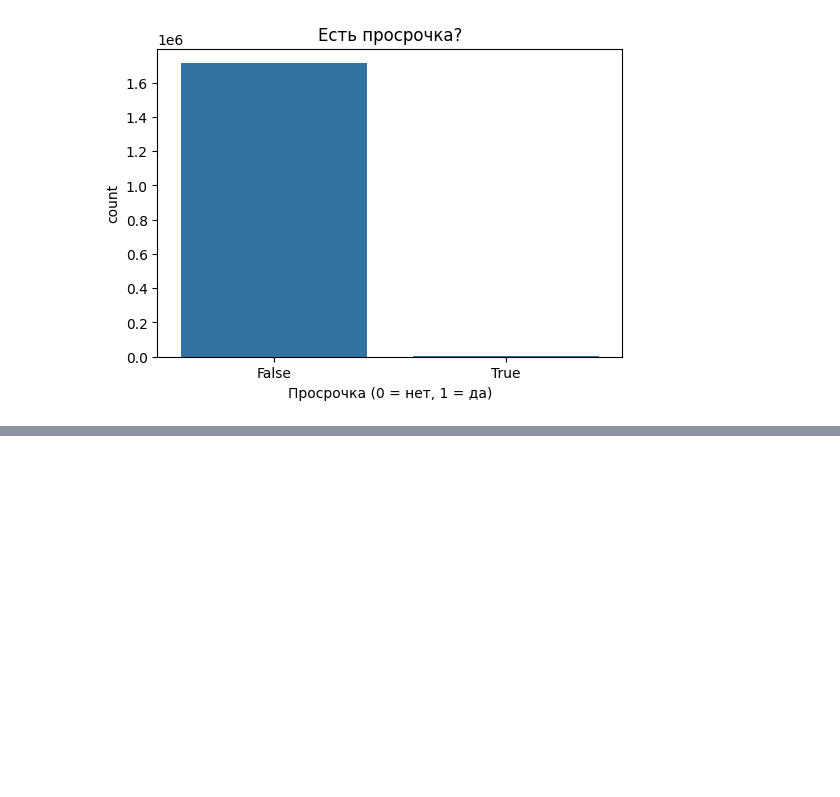
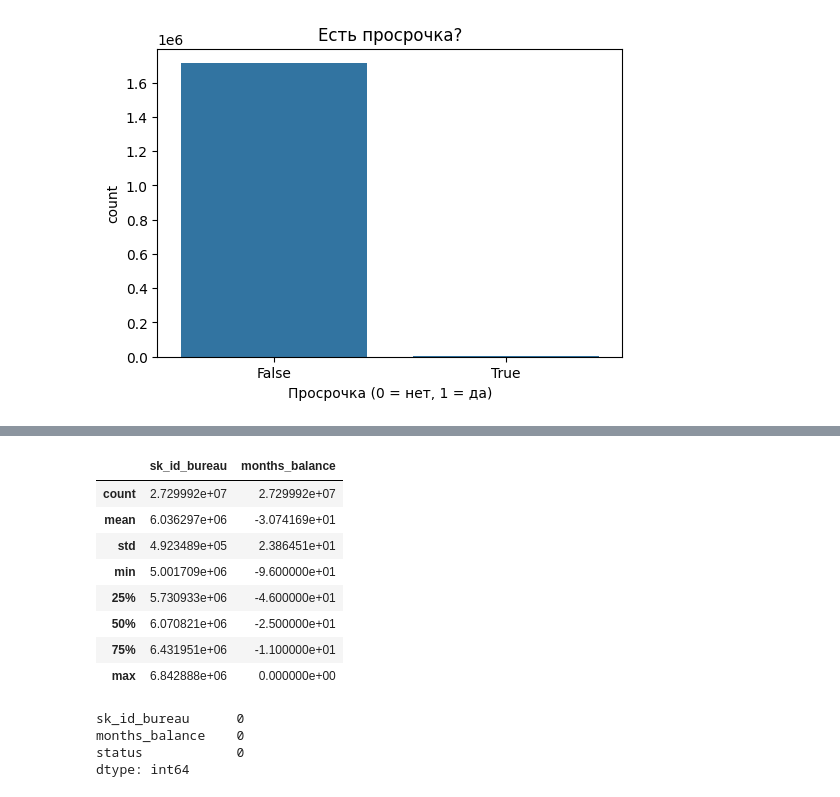
Before and after one commit to malakhovs04/Home-Credit-Default-Risk, a Jupyter notebook: check_tables.ipynb, the cells around one changed output, grey strips where cells are left out. Cells and saved outputs as stored; diff of their text form; code cells hidden in the pictures; blank space fills up the shorter version.

```diff
--- a/check_tables.ipynb
+++ b/check_tables.ipynb
@@ -436,0 +473,19 @@ plt.show()
+# %%
+df_bruean_b.describe()
+# %% [output]
+|  | sk_id_bureau | months_balance |
+| count | 2.729992e+07 | 2.729992e+07 |
+| mean | 6.036297e+06 | -3.074169e+01 |
+| std | 4.923489e+05 | 2.386451e+01 |
+| min | 5.001709e+06 | -9.600000e+01 |
+| 25% | 5.730933e+06 | -4.600000e+01 |
+| 50% | 6.070821e+06 | -2.500000e+01 |
+| 75% | 6.431951e+06 | -1.100000e+01 |
+| max | 6.842888e+06 | 0.000000e+00 |
+# %%
+df_bruean_b.isnull().sum().T
+# %% [output]
+sk_id_bureau      0
+months_balance    0
+status            0
+dtype: int64
```
Also changed, not shown: parts of 8 cells of this notebook.
